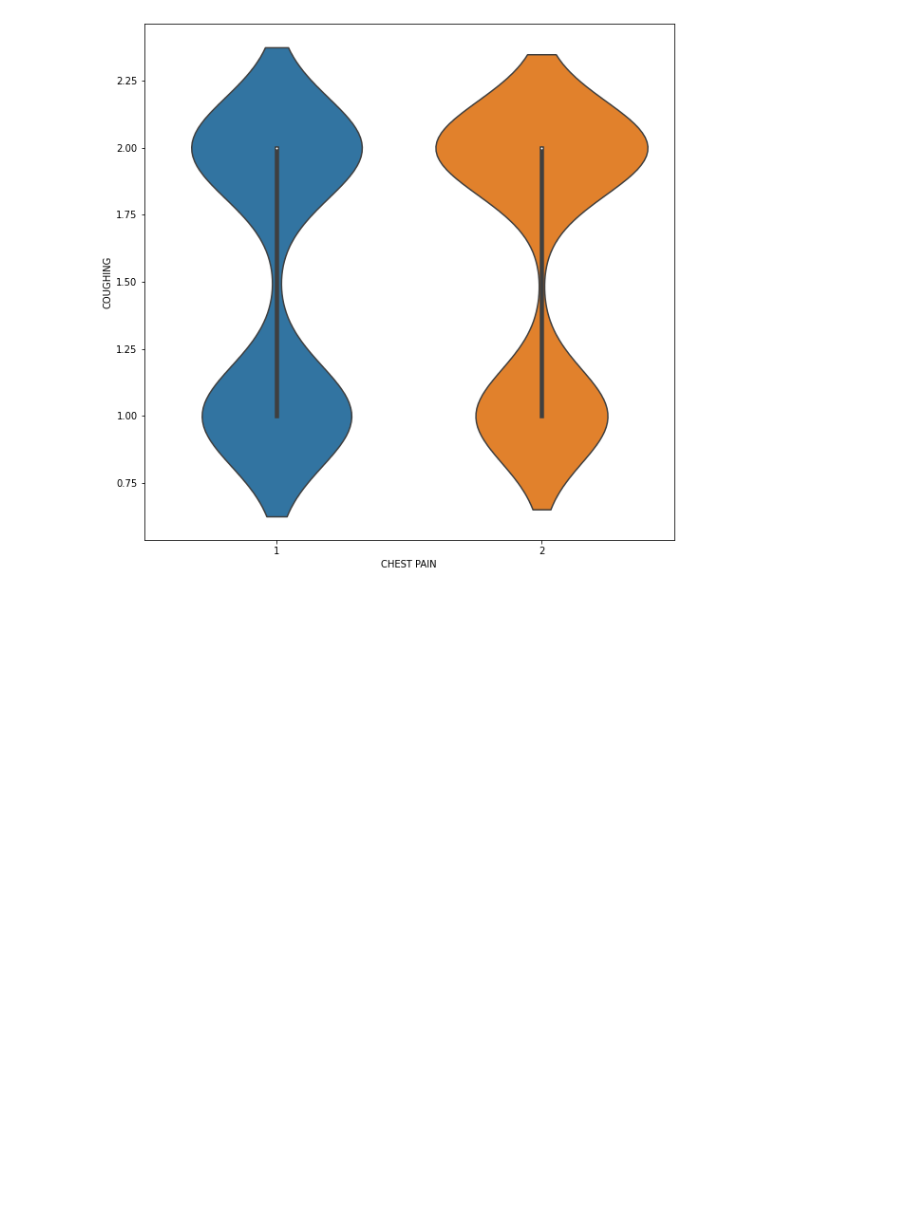
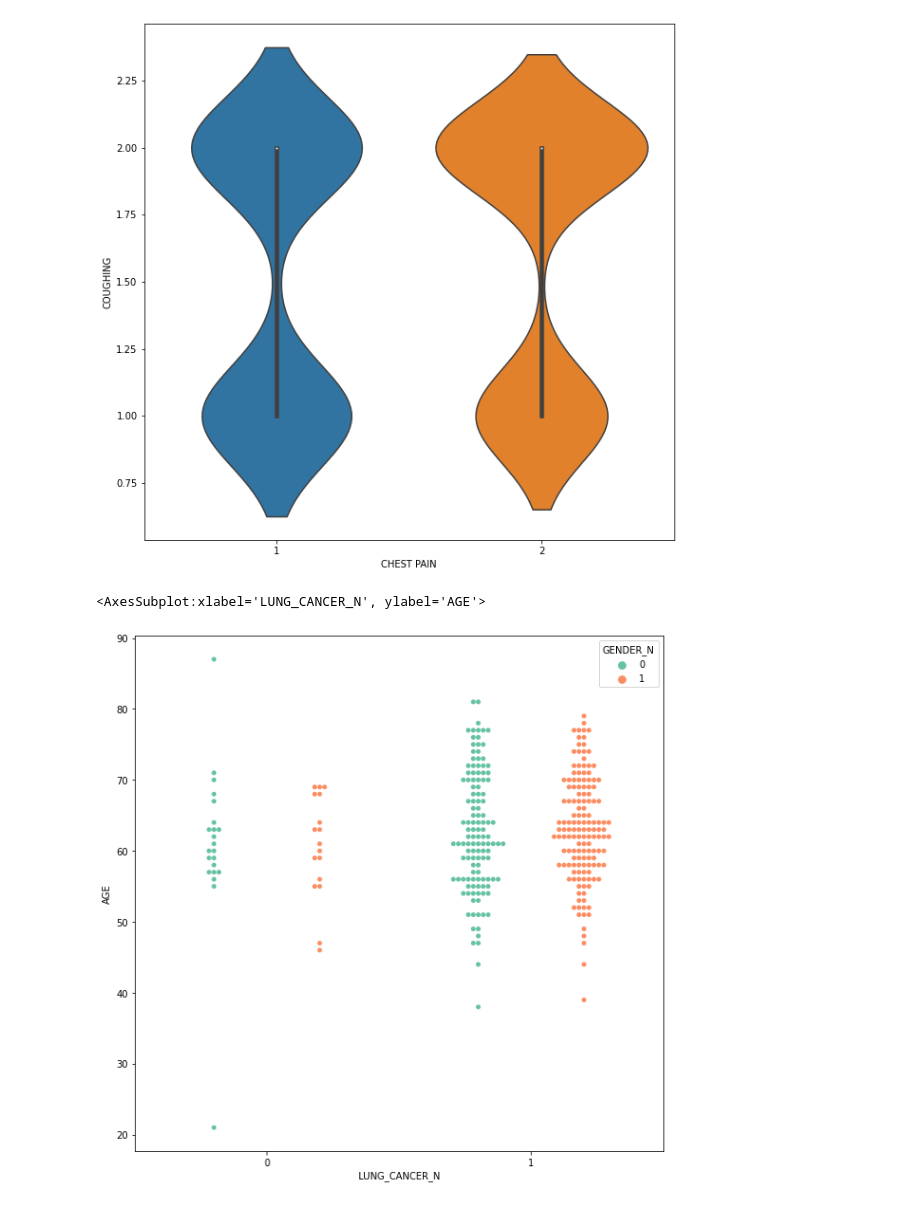
Before and after one commit to jayasith/ML_Assignment2_IT19070704_IT19079264_IT19076362_IT19041926, a Jupyter notebook: logistic-regression-model.ipynb, the cells around one changed output. Saved outputs shown, nothing was run; the diff lists cells and outputs as text; code cells hidden in the pictures; blank space fills up the shorter version.

Commit message:
categorize lung cancer predition acording to the age and gender

```diff
--- a/logistic-regression-model.ipynb
+++ b/logistic-regression-model.ipynb
@@ -129,3 +129,10 @@ sbn.violinplot(x='CHEST PAIN', y='COUGHING', data=updated_data_set)
 # %% [output]
 <AxesSubplot:xlabel='CHEST PAIN', ylabel='COUGHING'>
 [figure]
+# %%
+#categorize lung cancer predition acording to the age
+plt.figure(figsize=(10,10))
+sbn.swarmplot(x='LUNG_CANCER_N', y='AGE',hue='GENDER_N',palette='Set2',dodge=True, data=updated_data_set)
+# %% [output]
+<AxesSubplot:xlabel='LUNG_CANCER_N', ylabel='AGE'>
+[figure, added]
```
